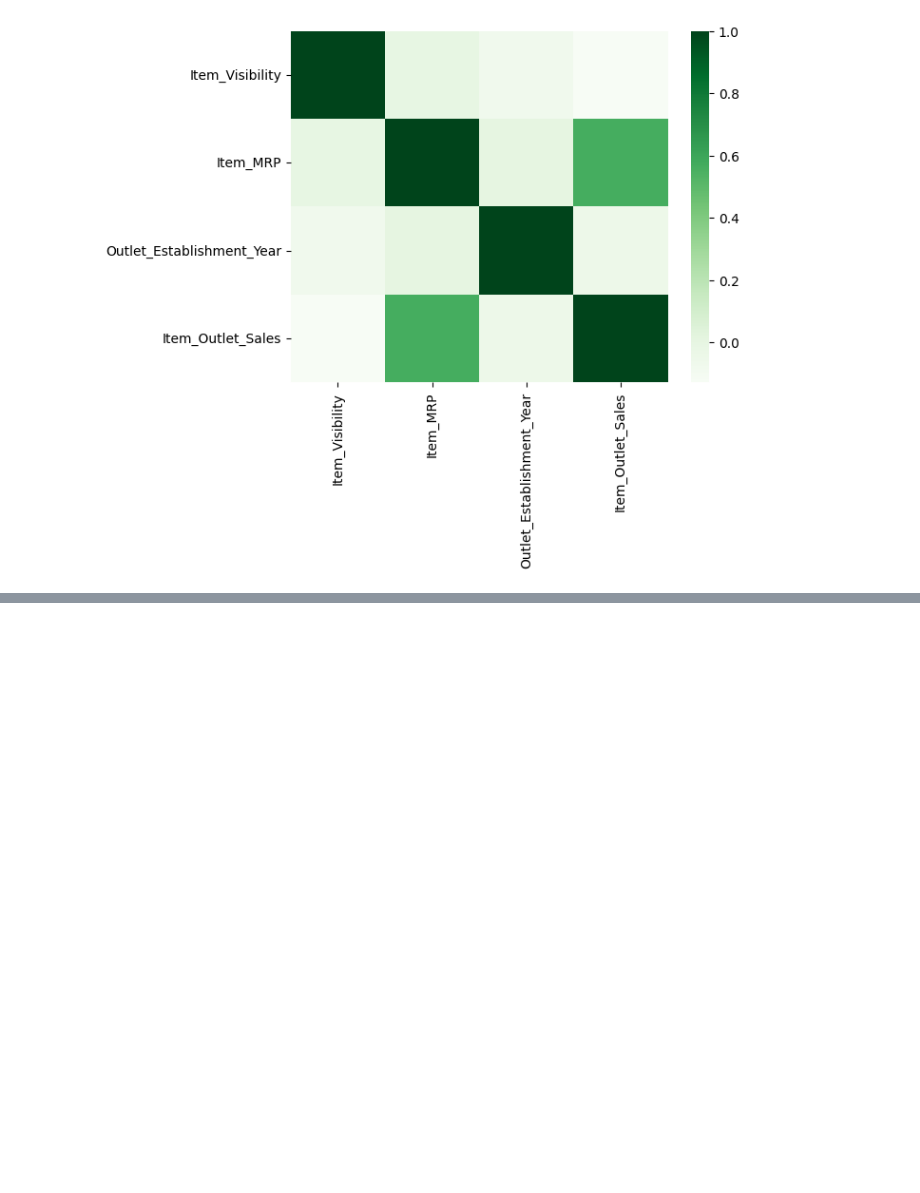
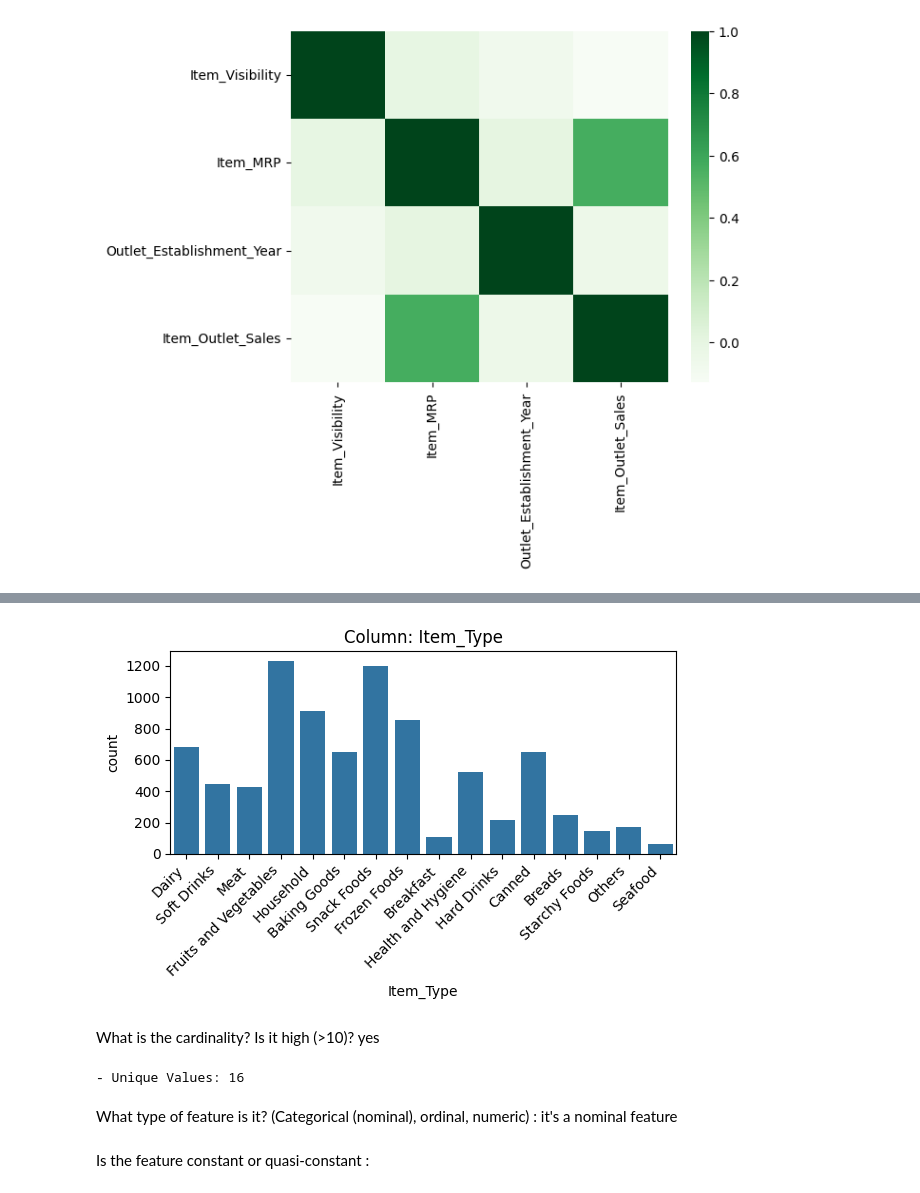
Before and after one commit to souhamz/sales-, a Jupyter notebook: project1part2.ipynb, the cells around one changed output, grey strips where cells are left out. Cells and saved outputs as stored; diff of their text form; code cells hidden in the pictures; blank space fills up the shorter version.

```diff
--- a/project1part2.ipynb
+++ b/project1part2.ipynb
@@ -276,0 +297,33 @@ sns.heatmap(corr, cmap = 'Greens');
+# %%
+def explore_categorical(df_sales, x, fillna=True, placeholder = 'nullvalue'):
+
+  sales_df = df_sales.copy()
+  # fillna with placeholder
+  if fillna == True:
+    sales_df[x] = sales_df[x].fillna(placeholder)
+  # Create figure with desired figsize
+  fig, ax = plt.subplots(figsize=(6,4))
+  # Plotting a count plot
+  sns.countplot(data=sales_df, x=x, ax=ax)
+  # Rotate Tick Labels for long names
+  ax.set_xticklabels(ax.get_xticklabels(), rotation=45, ha='right')
+  # Add a title with the feature name included
+  ax.set_title(f"Column: {x}")
+  fig.tight_layout()
+# %%
+explore_categorical(df_sales, x='Item_Type');
+# %% [output]
+[figure, added]
+# %% [markdown]
+What is the cardinality? Is it high (>10)?
+yes
+# %%
+nunique = sales_df[x].nunique()
+print(f"- Unique Values: {nunique}")
+# %% [output]
+- Unique Values: 16
+# %% [markdown]
+What type of feature is it? (Categorical (nominal), ordinal, numeric) :
+it's a nominal feature
+# %% [markdown]
+Is the feature constant or quasi-constant :
```
Also changed, not shown: parts of 15 cells of this notebook.
